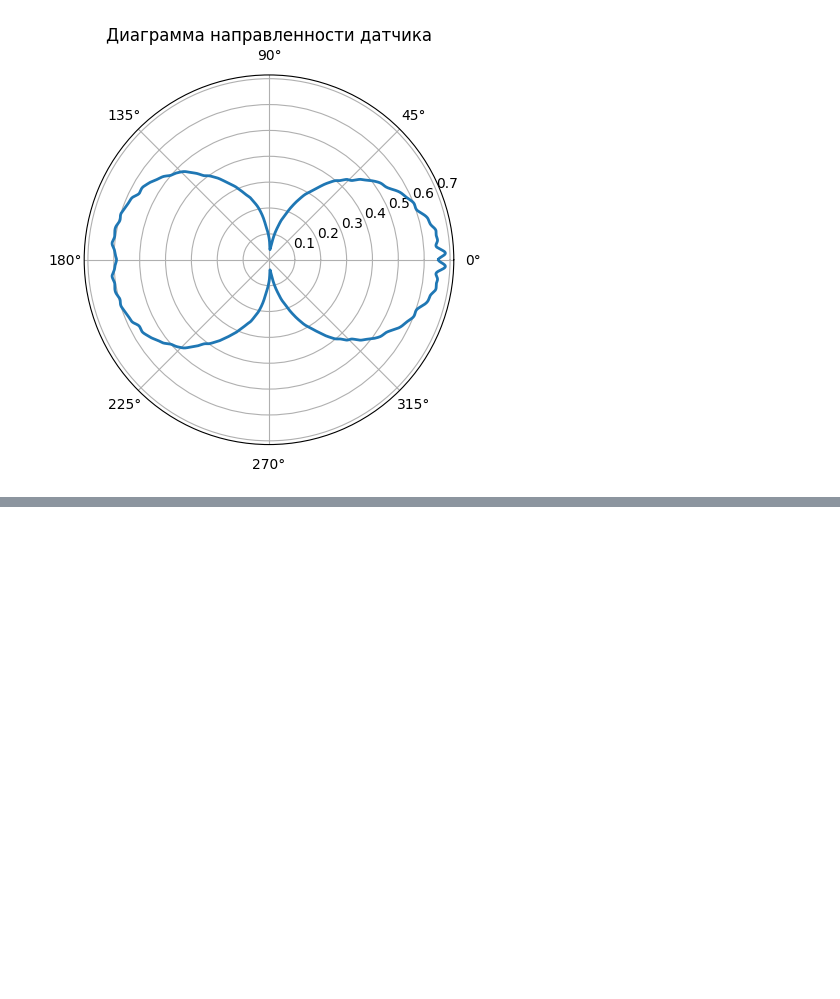
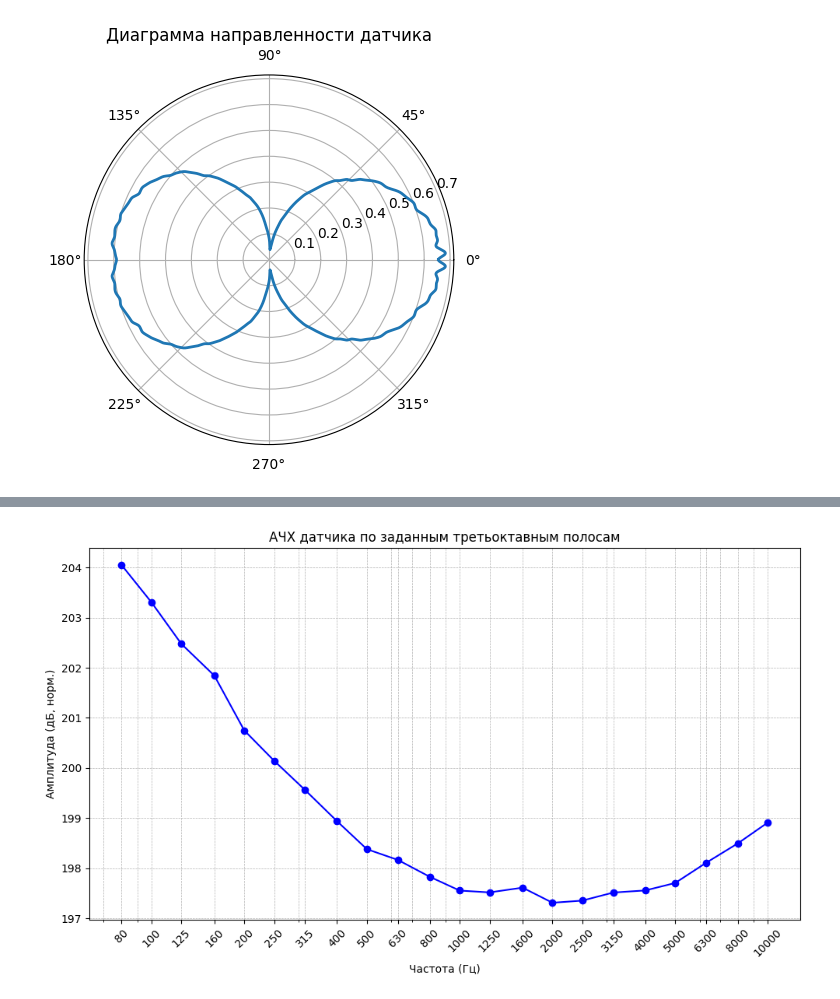
Before and after one commit to bdExplore/Scientific, a Jupyter notebook: Python/pgd_analys.ipynb, the cells around one changed output, grey strips where cells are left out. Cells and saved outputs as stored; diff of their text form; code cells hidden in the pictures; blank space fills up the shorter version.

```diff
--- a/Python/pgd_analys.ipynb
+++ b/Python/pgd_analys.ipynb
@@ -185,0 +198,38 @@ plot_radiation_pattern(data_zoom_2_rotation_filt)
+# %%
+import numpy as np
+import matplotlib.pyplot as plt
+from scipy.io import wavfile
+from audio_function import filt_freq
+from scipy.fft import fft, ifft, fftfreq
+
+octave_boundaries = np.array([71, 89, 112, 141, 179, 224, 281, 355, 447, 561, 710, 895, 1120, 1410, 1790, 2240, 2810, 3550, 4470, 5610, 7100, 8950, 11200])
+lower_bounds = octave_boundaries[:-1]
+upper_bounds = octave_boundaries[1:]
+center_freqs = np.array([80, 100, 125, 160, 200, 250, 315, 400, 500, 630, 800, 1000, 1250, 1600, 2000, 2500, 3150, 4000, 5000, 6300, 8000, 10000])  # Центральные частоты как середина диапазона
+
+fs, data = wavfile.read('/Users/bogda/Desktop/Acoustics/Scientific/Исходные данные/PGD_camera/TASCAM_0027S1.wav')
+
+def band_amplitude(signal, f_low, f_high):
+    filtered = filt_freq(fft(signal), f_low, f_high)
+    energy = np.sum(np.abs(filtered) ** 2)  # Сумма квадратов модуля амплитуд
+    N = len(filtered != 0)
+    return energy / N
+
+amplitudes = []
+for f1, f2 in zip(lower_bounds, upper_bounds):
+    amp = band_amplitude(data, f1, f2)
+    amplitudes.append(amp)
+
+amplitudes_norm = np.array(amplitudes) / 2e-5
+
+plt.figure(figsize=(10, 6))
+plt.semilogx(center_freqs, 10 * np.log10(amplitudes_norm), marker='o', color='blue')
+plt.grid(True, which='both', linestyle='--', linewidth=0.5)
+plt.xlabel('Частота (Гц)')
+plt.ylabel('Амплитуда (дБ, норм.)')
+plt.title('АЧХ датчика по заданным третьоктавным полосам')
+plt.xticks(center_freqs, [f"{int(f)}" for f in center_freqs], rotation=45)
+plt.tight_layout()
+plt.show()
+# %% [output]
+[figure, added]
```
Also changed, not shown: parts of 5 cells of this notebook, 2 other files.
